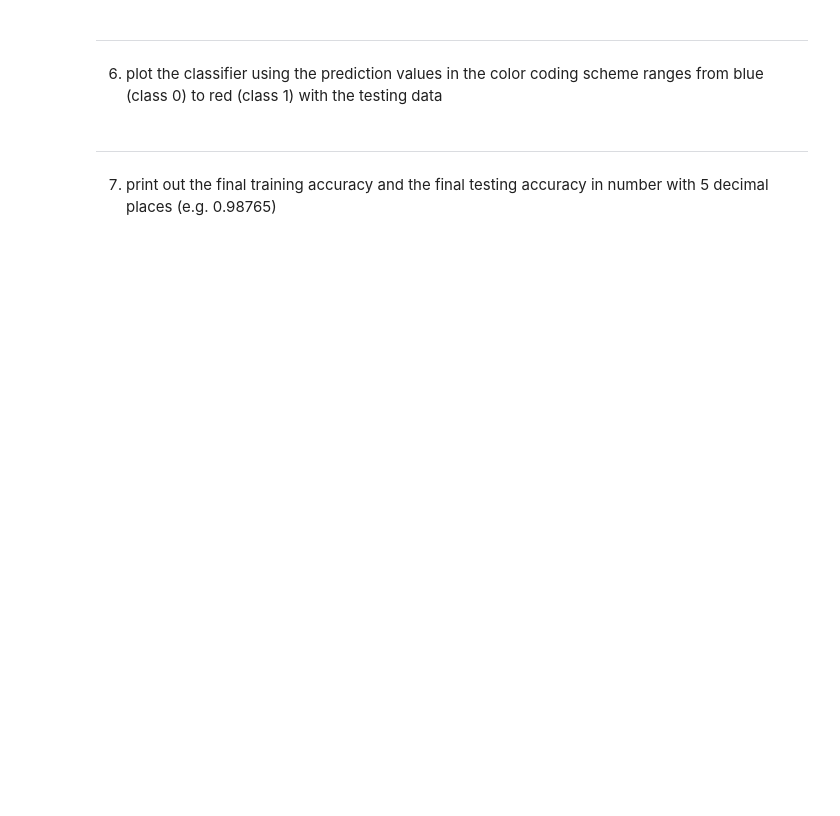
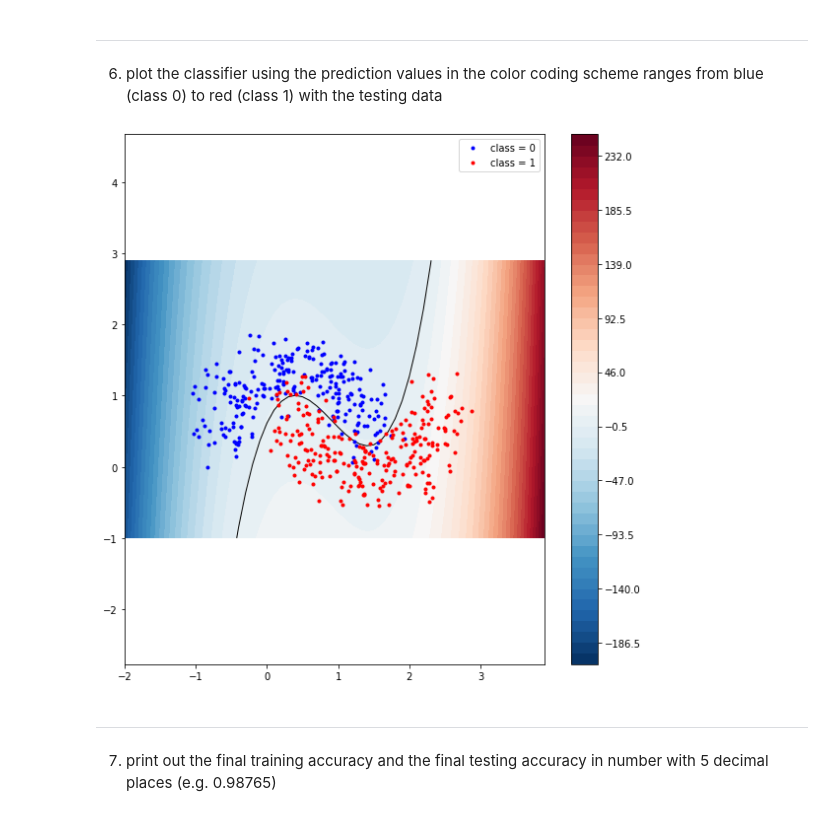
Before and after one commit to chan0139/assignment-machine-learning, a Jupyter notebook: 10/assignment_10.ipynb, the cells around one changed output. Cells and saved outputs as stored; diff of their text form; code cells hidden in the pictures; blank space fills up the shorter version.

```diff
--- a/10/assignment_10.ipynb
+++ b/10/assignment_10.ipynb
@@ -428,7 +400,9 @@ plot_classifier(data_train, theta_optimal)
 # %% [markdown]
 6. plot the classifier using the prediction values in the color coding scheme ranges from blue (class 0) to red (class 1) with the testing data
 # %%
-plot_classifier(data_test, theta_optimal)
+plot_classifier(XX,YY,ZZ, data_test)
+# %% [output]
+[figure, added]
 # %% [markdown]
 ***
 # %% [markdown]
```
Also changed, not shown: parts of 23 cells of this notebook.
